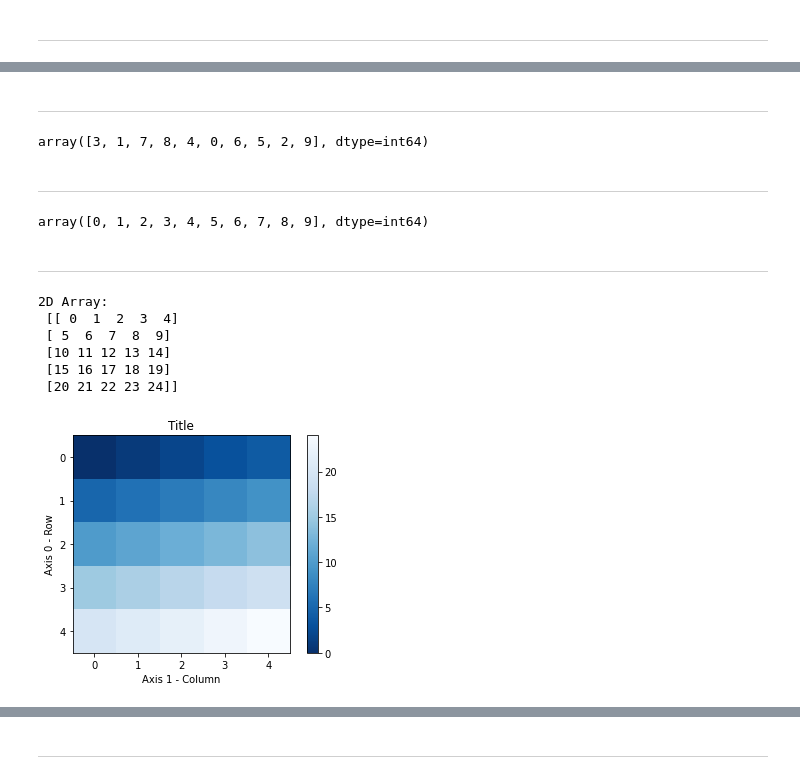
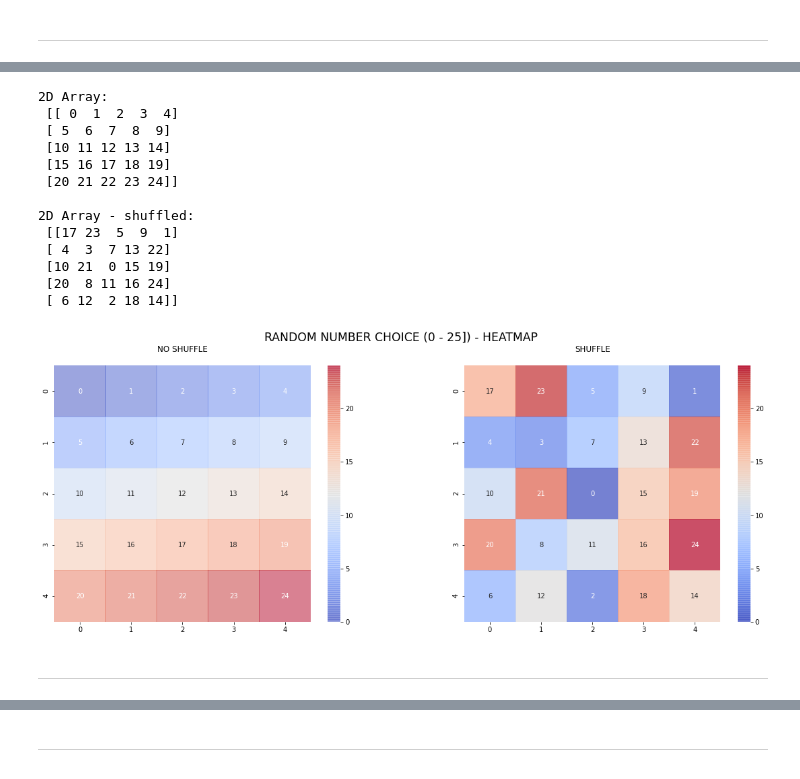
Before and after one commit to AnteDujic/Programming-for-Data-Analysis, a Jupyter notebook: numpy-random.ipynb, the cells around one changed output, grey strips where cells are left out. Saved outputs shown, nothing was run; the diff lists cells and outputs as text; code cells hidden in the pictures.

```diff
--- a/numpy-random.ipynb
+++ b/numpy-random.ipynb
@@ -426,33 +369,31 @@ array([[  2,   2,   2,   3,   2],
-# %% [markdown]
-***
-# %%
-rng.choice (10,10, replace = False, shuffle = True)
-# %% [output]
-array([3, 1, 7, 8, 4, 0, 6, 5, 2, 9], dtype=int64)
-# %% [markdown]
-***
-# %%
-rng.choice (10,10, replace = False, shuffle = False)
-# %% [output]
-array([0, 1, 2, 3, 4, 5, 6, 7, 8, 9], dtype=int64)
-# %% [markdown]
-***
 # %%
-b = (rng.choice (25,(5,5), replace = False, shuffle = False))
-print("2D Array:\n", b, "\n")
-plt.title("Title")
-plt.xlabel("Axis 1 - Column")
-plt.ylabel("Axis 0 - Row")
-plt.imshow(b)
-color_map = plt.imshow(b)
-color_map.set_cmap("Blues_r")
-plt.colorbar()
+x3_ch = (rng.choice (25,(5,5), replace = False, shuffle = False))
+print("2D Array:\n", x3_ch, "\n")
+x4_ch = (rng.choice (25,(5,5), replace = False, shuffle = True))
+print("2D Array - shuffled:\n", x4_ch, "\n")
+
+
+fig, axs = plt.subplots(1, 2, figsize = (20,7))
+fig.suptitle ("RANDOM NUMBER CHOICE (0 - 25]) - HEATMAP", size = "xx-large")
+sns.heatmap (data = x3_ch, square = True, annot = True, cmap = "coolwarm",
+             alpha = 0.5, ax = axs[0]).set_title("NO SHUFFLE\n")
+sns.heatmap (data = x4_ch, square = True, annot = True, cmap = "coolwarm",
+             alpha = 0.7, ax = axs[1]).set_title("SHUFFLE\n")
 plt.show()
 # %% [output]
 2D Array:
  [[ 0  1  2  3  4]
  [ 5  6  7  8  9]
  [10 11 12 13 14]
  [15 16 17 18 19]
  [20 21 22 23 24]]
+
+2D Array - shuffled:
+ [[17 23  5  9  1]
+ [ 4  3  7 13 22]
+ [10 21  0 15 19]
+ [20  8 11 16 24]
+ [ 6 12  2 18 14]]
-[figure, old version]
+[figure, new version]
+# %% [markdown]
+***
```
Also changed, not shown: parts of 76 cells of this notebook.
